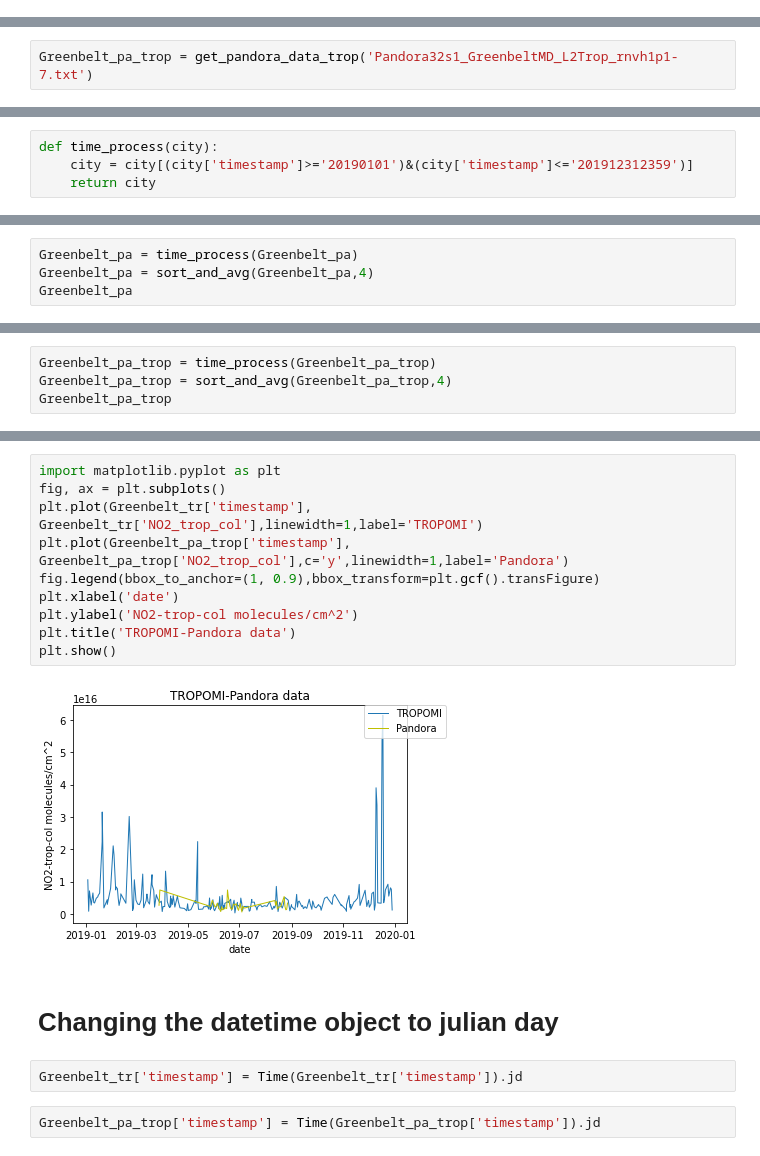
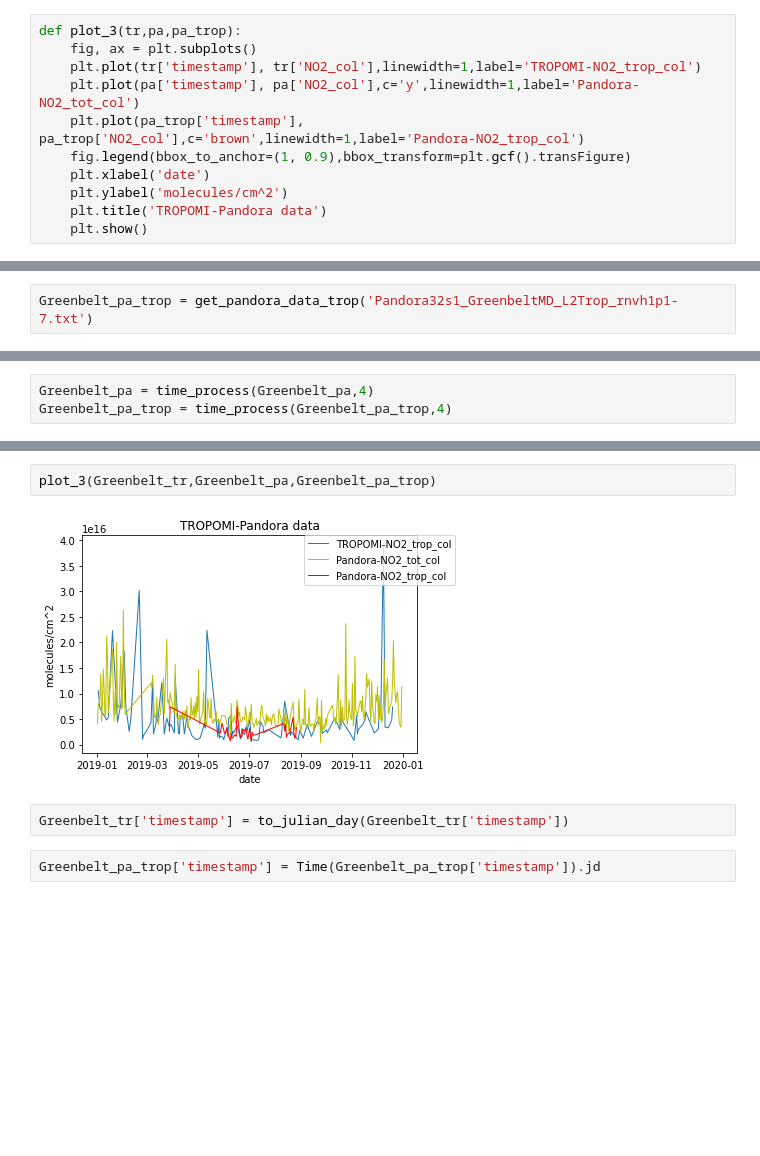
Before and after one commit to qdzhu/ACES, a Jupyter notebook: TROPOMI_Pandora_comparison.ipynb, the cells around one changed output, grey strips where cells are left out. Cells and saved outputs as stored; diff of their text form; blank space fills up the shorter version.

```diff
--- a/TROPOMI_Pandora_comparison.ipynb
+++ b/TROPOMI_Pandora_comparison.ipynb
@@ -172,0 +187,11 @@ def get_pandora_data_trop(filename):
+# %%
+def plot_3(tr,pa,pa_trop):
+    fig, ax = plt.subplots()
+    plt.plot(tr['timestamp'], tr['NO2_col'],linewidth=1,label='TROPOMI-NO2_trop_col')
+    plt.plot(pa['timestamp'], pa['NO2_col'],c='y',linewidth=1,label='Pandora-NO2_tot_col')
+    plt.plot(pa_trop['timestamp'], pa_trop['NO2_col'],c='brown',linewidth=1,label='Pandora-NO2_trop_col')
+    fig.legend(bbox_to_anchor=(1, 0.9),bbox_transform=plt.gcf().transFigure)
+    plt.xlabel('date')
+    plt.ylabel('molecules/cm^2')
+    plt.title('TROPOMI-Pandora data')
+    plt.show()
@@ -188,4 +320,0 @@ import seaborn as sns
-# %%
-def time_process(city):
-    city = city[(city['timestamp']>='20190101')&(city['timestamp']<='201912312359')]
-    return city
@@ -248,4 +321,3 @@ Name: timestamp, Length: 317, dtype: datetime64[ns]
 # %%
-Greenbelt_pa = time_process(Greenbelt_pa)
-Greenbelt_pa = sort_and_avg(Greenbelt_pa,4)
-Greenbelt_pa
+Greenbelt_pa = time_process(Greenbelt_pa,4)
+Greenbelt_pa_trop = time_process(Greenbelt_pa_trop,4)
@@ -266,4 +323,0 @@ Greenbelt_pa
-# %%
-Greenbelt_pa_trop = time_process(Greenbelt_pa_trop)
-Greenbelt_pa_trop = sort_and_avg(Greenbelt_pa_trop,4)
-Greenbelt_pa_trop
@@ -402,19 +324,9 @@ plt.show()
-# %%
-import matplotlib.pyplot as plt
-fig, ax = plt.subplots()
-plt.plot(Greenbelt_tr['timestamp'], Greenbelt_tr['NO2_trop_col'],linewidth=1,label='TROPOMI')
-plt.plot(Greenbelt_pa_trop['timestamp'], Greenbelt_pa_trop['NO2_trop_col'],c='y',linewidth=1,label='Pandora')
-fig.legend(bbox_to_anchor=(1, 0.9),bbox_transform=plt.gcf().transFigure)
-plt.xlabel('date')
-plt.ylabel('NO2-trop-col molecules/cm^2')
-plt.title('TROPOMI-Pandora data')
-plt.show()
-# %% [output]
-[figure, removed]
-# %% [markdown]
-# Changing the datetime object to julian day
+# %%
+plot_3(Greenbelt_tr,Greenbelt_pa,Greenbelt_pa_trop)
+# %% [output]
+[figure, added]
 # %%
-Greenbelt_tr['timestamp'] = Time(Greenbelt_tr['timestamp']).jd
+Greenbelt_tr['timestamp'] = to_julian_day(Greenbelt_tr['timestamp'])
 # %%
 Greenbelt_pa_trop['timestamp'] = Time(Greenbelt_pa_trop['timestamp']).jd
 # %%
```
Also changed, not shown: parts of 192 cells of this notebook.
